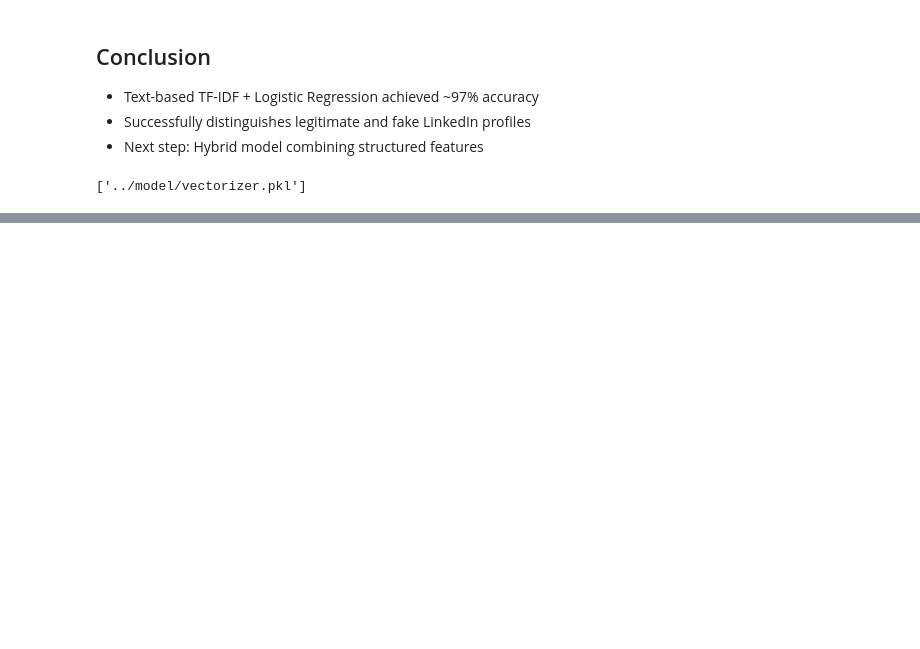
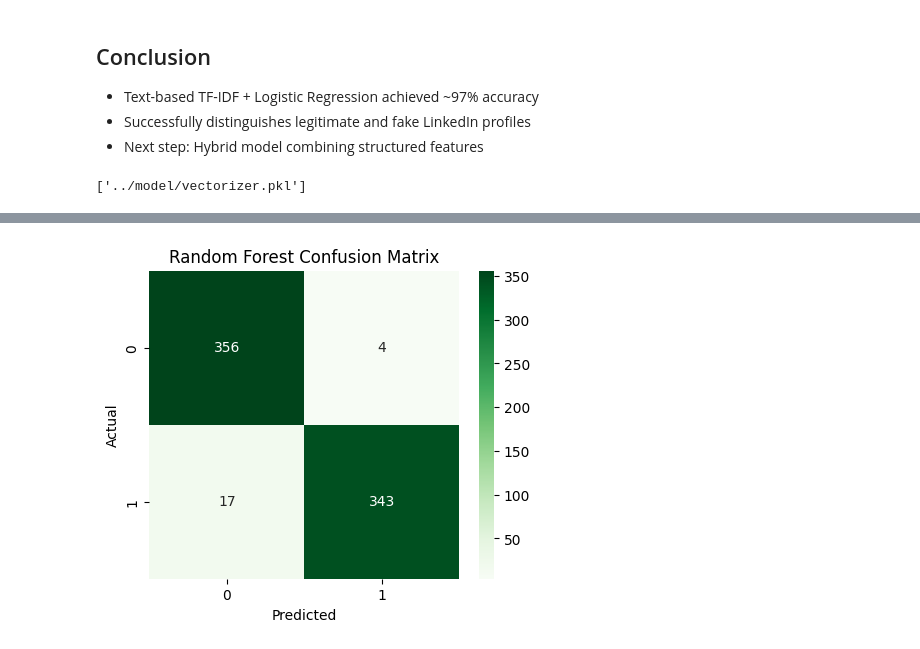
Before and after one commit to Aasthap3/Fake_LinkedIn_Profile_Detection, a Jupyter notebook: notebooks/01_Data_Exploration.ipynb, the cells around one changed output, grey strips where cells are left out. Cells and saved outputs as stored; diff of their text form; code cells hidden in the pictures; blank space fills up the shorter version.

Commit message:
Implemented Random Forest classifier and compared with Logistic Regression baseline

```diff
--- a/notebooks/01_Data_Exploration.ipynb
+++ b/notebooks/01_Data_Exploration.ipynb
@@ -164,0 +167,12 @@ joblib.dump(vectorizer, "../model/vectorizer.pkl")
+# %%
+from sklearn.ensemble import RandomForestClassifier
+
+rf_model = RandomForestClassifier(
+    n_estimators=200,
+    random_state=42,
+    n_jobs=-1
+)
+
+rf_model.fit(X_train_tfidf, y_train)
+
+rf_predictions = rf_model.predict(X_test_tfidf)
@@ -164,0 +192,15 @@ joblib.dump(vectorizer, "../model/vectorizer.pkl")
+# %%
+from sklearn.metrics import confusion_matrix
+import seaborn as sns
+import matplotlib.pyplot as plt
+
+cm = confusion_matrix(y_test, rf_predictions)
+
+plt.figure(figsize=(5,4))
+sns.heatmap(cm, annot=True, fmt="d", cmap="Greens")
+plt.xlabel("Predicted")
+plt.ylabel("Actual")
+plt.title("Random Forest Confusion Matrix")
+plt.show()
+# %% [output]
+[figure, added]
```
Also changed, not shown: parts of 6 cells of this notebook.
